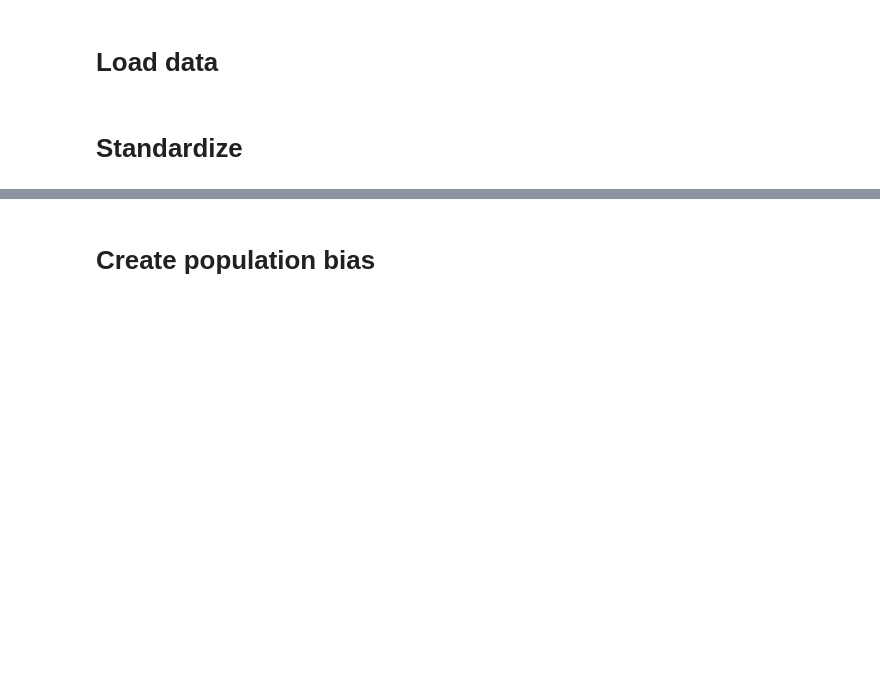
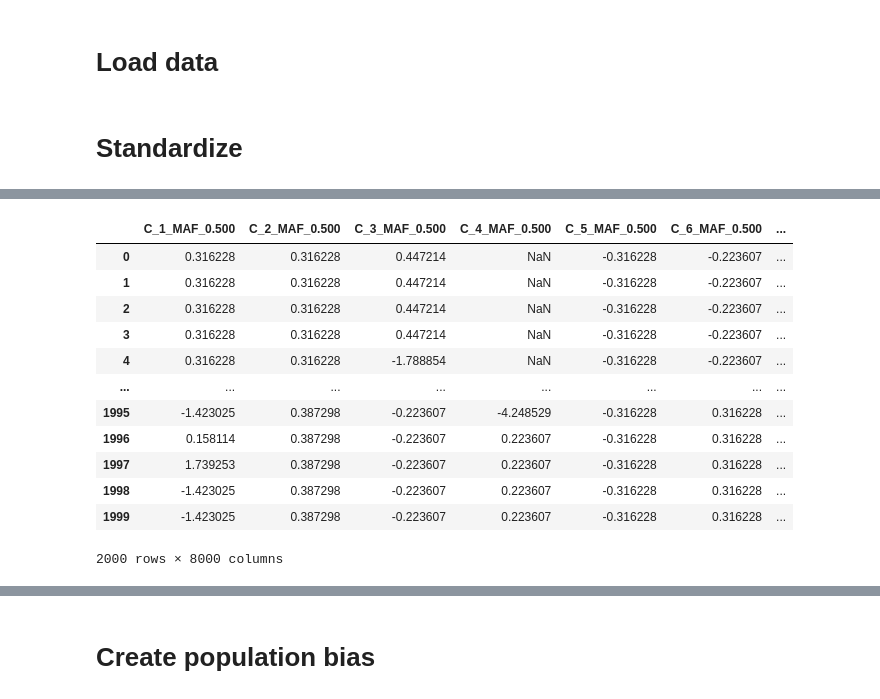
Before and after one commit to mat2m10/chasm, a Jupyter notebook: notebooks/coalescence_simulation_notebooks/Proof_of_Concept.ipynb, the cells around one changed output, grey strips where cells are left out. Drawn from its saved outputs; the diff is of its cells as text; code cells hidden in the pictures; blank space fills up the shorter version.

```diff
--- a/notebooks/coalescence_simulation_notebooks/Proof_of_Concept.ipynb
+++ b/notebooks/coalescence_simulation_notebooks/Proof_of_Concept.ipynb
@@ -45,0 +62,18 @@ geno_corr_std = geno_corr_std/hetaf_tot**0.5
+# %%
+geno_corr_std = geno_corr_std/hetaf**0.5
+# %%
+geno_corr_std
+# %% [output]
+|  | C_1_MAF_0.500 | C_2_MAF_0.500 | C_3_MAF_0.500 | C_4_MAF_0.500 | C_5_MAF_0.500 | C_6_MAF_0.500 | ... |
+| 0 | 0.316228 | 0.316228 | 0.447214 | NaN | -0.316228 | -0.223607 | ... |
+| 1 | 0.316228 | 0.316228 | 0.447214 | NaN | -0.316228 | -0.223607 | ... |
+| 2 | 0.316228 | 0.316228 | 0.447214 | NaN | -0.316228 | -0.223607 | ... |
+| 3 | 0.316228 | 0.316228 | 0.447214 | NaN | -0.316228 | -0.223607 | ... |
+| 4 | 0.316228 | 0.316228 | -1.788854 | NaN | -0.316228 | -0.223607 | ... |
+| ... | ... | ... | ... | ... | ... | ... | ... |
+| 1995 | -1.423025 | 0.387298 | -0.223607 | -4.248529 | -0.316228 | 0.316228 | ... |
+| 1996 | 0.158114 | 0.387298 | -0.223607 | 0.223607 | -0.316228 | 0.316228 | ... |
+| 1997 | 1.739253 | 0.387298 | -0.223607 | 0.223607 | -0.316228 | 0.316228 | ... |
+| 1998 | -1.423025 | 0.387298 | -0.223607 | 0.223607 | -0.316228 | 0.316228 | ... |
+| 1999 | -1.423025 | 0.387298 | -0.223607 | 0.223607 | -0.316228 | 0.316228 | ... |
+2000 rows × 8000 columns
```
Also changed, not shown: parts of 7 cells of this notebook, 1 other file.
